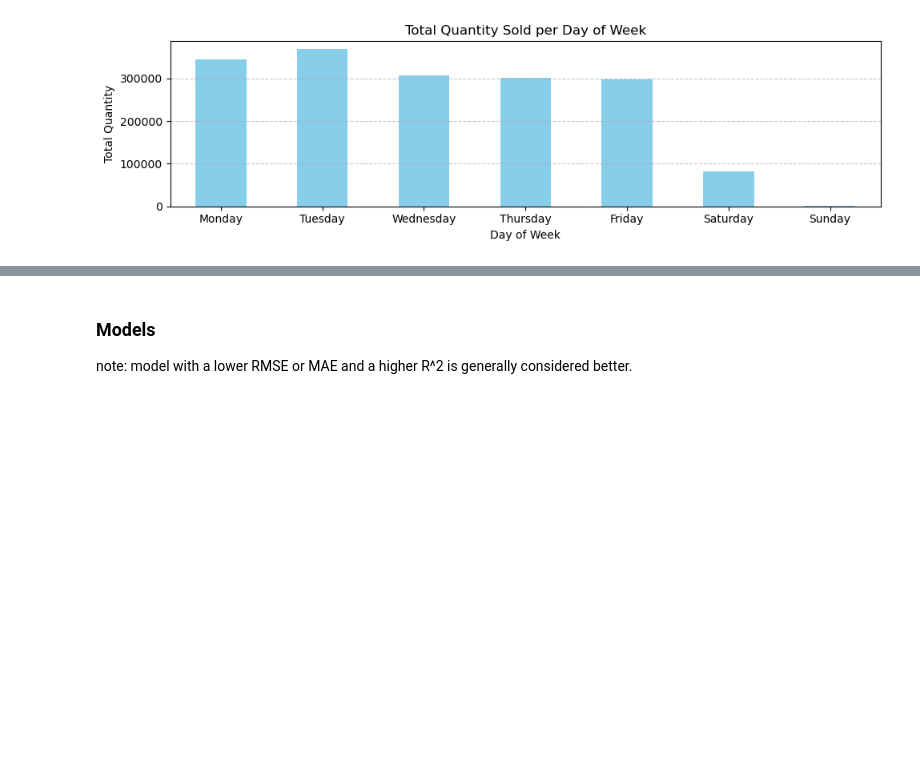
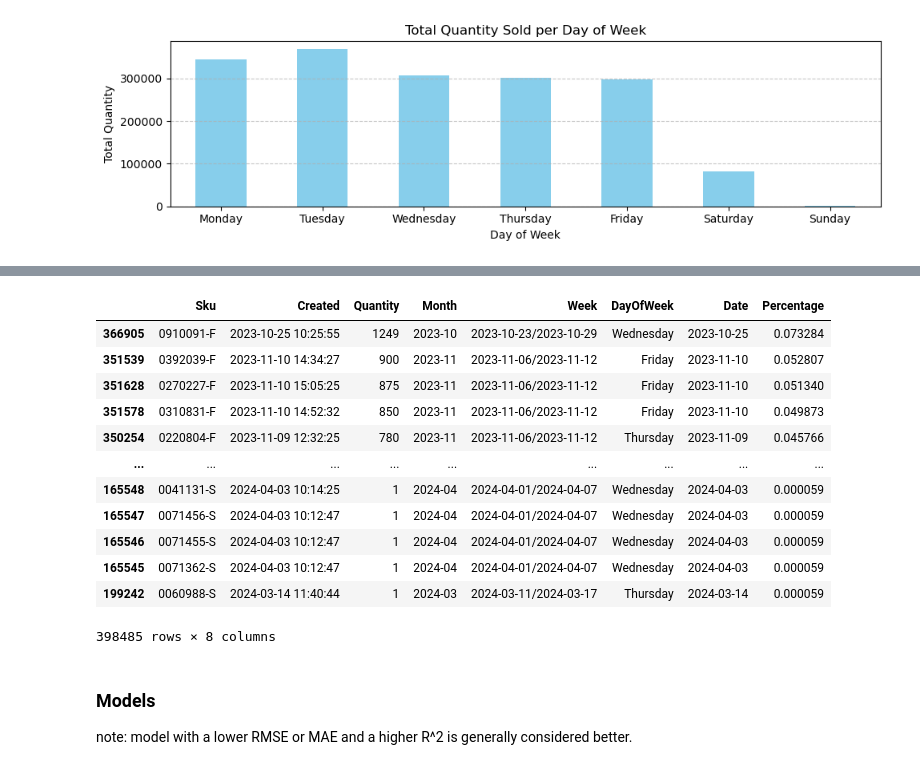
Before and after one commit to hitomi1104/Inventory-Demand-Forecasting, a Jupyter notebook: WFF/EDA&Models.ipynb, the cells around one changed output, grey strips where cells are left out. Cells and saved outputs as stored; diff of their text form; code cells hidden in the pictures; blank space fills up the shorter version.

```diff
--- a/WFF/EDA&Models.ipynb
+++ b/WFF/EDA&Models.ipynb
@@ -324,3 +383,19 @@ wdefr
+# %%
+df.sort_values(by='Percentage', ascending=False)
+# %% [output]
+|  | Sku | Created | Quantity | Month | Week | DayOfWeek | Date | Percentage |
+| 366905 | 0910091-F | 2023-10-25 10:25:55 | 1249 | 2023-10 | 2023-10-23/2023-10-29 | Wednesday | 2023-10-25 | 0.073284 |
+| 351539 | 0392039-F | 2023-11-10 14:34:27 | 900 | 2023-11 | 2023-11-06/2023-11-12 | Friday | 2023-11-10 | 0.052807 |
+| 351628 | 0270227-F | 2023-11-10 15:05:25 | 875 | 2023-11 | 2023-11-06/2023-11-12 | Friday | 2023-11-10 | 0.051340 |
+| 351578 | 0310831-F | 2023-11-10 14:52:32 | 850 | 2023-11 | 2023-11-06/2023-11-12 | Friday | 2023-11-10 | 0.049873 |
+| 350254 | 0220804-F | 2023-11-09 12:32:25 | 780 | 2023-11 | 2023-11-06/2023-11-12 | Thursday | 2023-11-09 | 0.045766 |
+| ... | ... | ... | ... | ... | ... | ... | ... | ... |
+| 165548 | 0041131-S | 2024-04-03 10:14:25 | 1 | 2024-04 | 2024-04-01/2024-04-07 | Wednesday | 2024-04-03 | 0.000059 |
+| 165547 | 0071456-S | 2024-04-03 10:12:47 | 1 | 2024-04 | 2024-04-01/2024-04-07 | Wednesday | 2024-04-03 | 0.000059 |
+| 165546 | 0071455-S | 2024-04-03 10:12:47 | 1 | 2024-04 | 2024-04-01/2024-04-07 | Wednesday | 2024-04-03 | 0.000059 |
+| 165545 | 0071362-S | 2024-04-03 10:12:47 | 1 | 2024-04 | 2024-04-01/2024-04-07 | Wednesday | 2024-04-03 | 0.000059 |
+| 199242 | 0060988-S | 2024-03-14 11:40:44 | 1 | 2024-03 | 2024-03-11/2024-03-17 | Thursday | 2024-03-14 | 0.000059 |
+398485 rows × 8 columns
 # %% [markdown]
 ### Models
 
```
Also changed, not shown: parts of 13 cells of this notebook.
